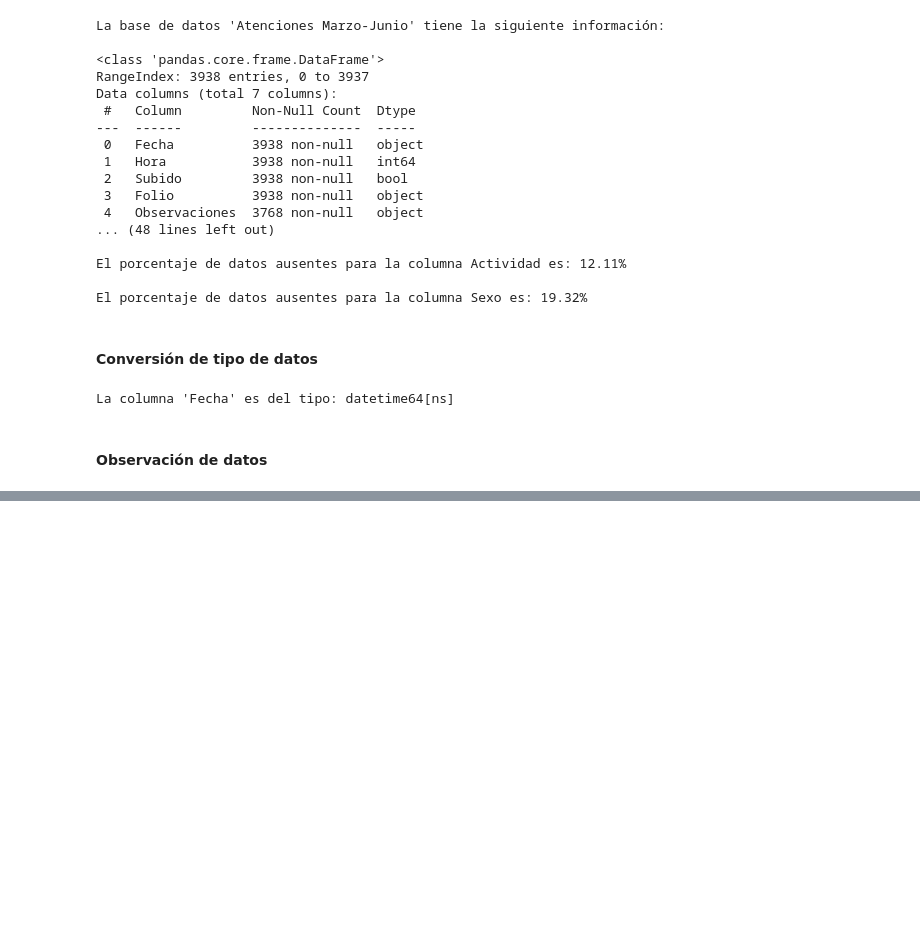
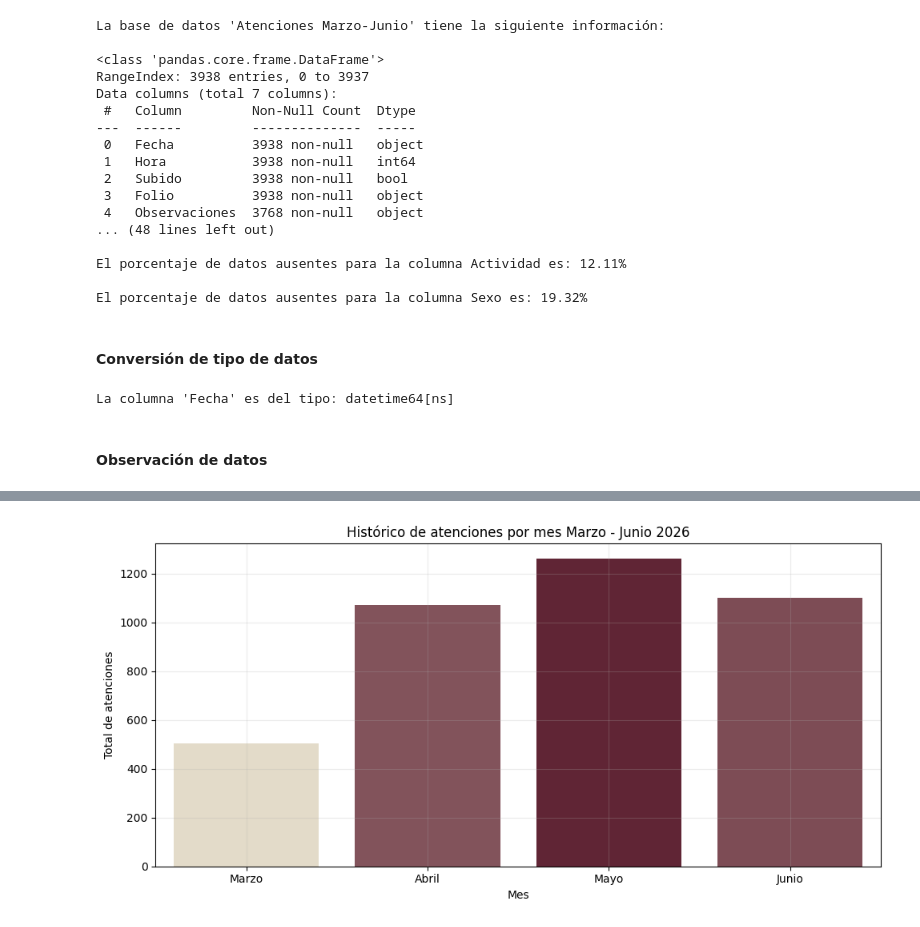
Before and after one commit to jorge-reynam/Reporte-de-atenciones, a Jupyter notebook: Análisis_PILARES_Marzo_Junio_2026.ipynb, the cells around one changed output, grey strips where cells are left out. Saved outputs shown, nothing was run; the diff lists cells and outputs as text; code cells hidden in the pictures; blank space fills up the shorter version.

```diff
--- a/Análisis_PILARES_Marzo_Junio_2026.ipynb
+++ b/Análisis_PILARES_Marzo_Junio_2026.ipynb
@@ -162,0 +186,33 @@ plt.show()
+# %%
+# Visualizar conteo de atenciones por mes
+
+# Agregar la columna "Mes" al dataframe original
+base_pilares["Mes"] = base_pilares["Fecha"].dt.month
+
+# Agrupar las atenciones por mes
+atenciones_por_mes = base_pilares.groupby("Mes").size().reset_index(drop=False)
+atenciones_por_mes = atenciones_por_mes.rename(columns={
+    'Mes' : 'Mes',
+     0 : 'Total'
+    })
+
+# Mapear números de mes a nombre de mes
+meses_map = {
+    1: "Enero", 2:"Febrero", 3:"Marzo", 4: "Abril",
+    5: "Mayo", 6: "Junio", 7: "Julio", 8: "Agosto",
+    9: "Septiembre", 10: "Octubre", 11: "Noviembre", 12: "Diciembre"
+}
+
+atenciones_por_mes['Nombre del Mes'] = atenciones_por_mes['Mes'].map(meses_map)
+
+# Histórico de atenciones por mes
+plt.figure(figsize=(10,5))
+sns.barplot(x="Nombre del Mes", y="Total", data=atenciones_por_mes, palette="blend:#E8DCC4,#6A1B31", hue="Total", legend=False)
+plt.title("Histórico de atenciones por mes Marzo - Junio 2026")
+plt.xlabel("Mes")
+plt.ylabel("Total de atenciones")
+plt.grid(True, alpha=0.25)
+plt.tight_layout()
+plt.show()
+# %% [output]
+[figure, added]
```
Also changed, not shown: parts of 7 cells of this notebook.
